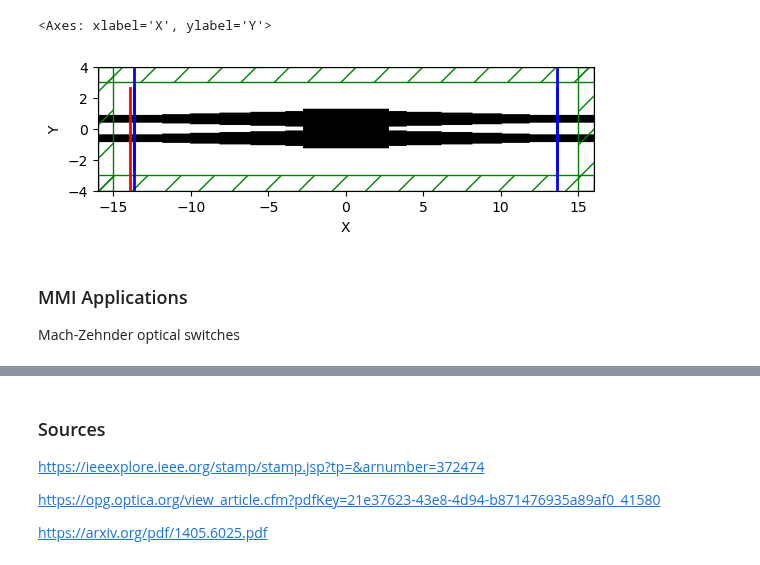
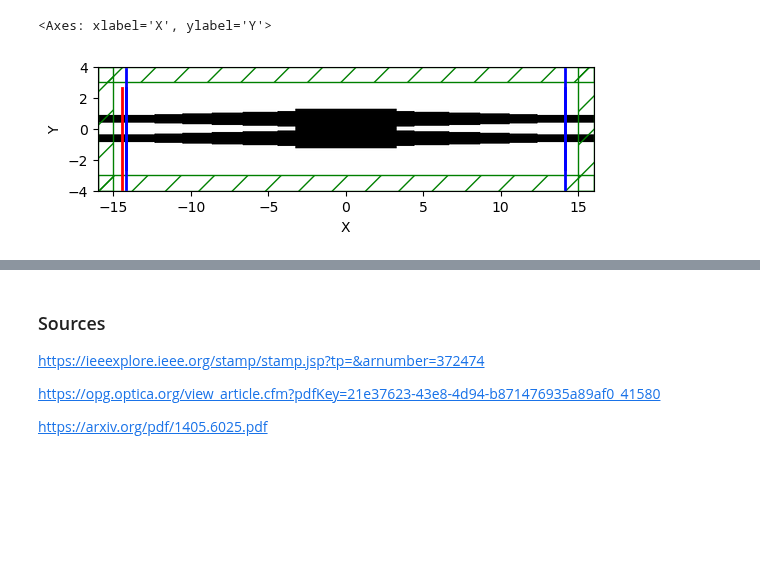
Before and after one commit to BYUCamachoLab/Photonics-Bootcamp, a Jupyter notebook: book/pages/mmis.ipynb, the cells around one changed output, grey strips where cells are left out. Drawn from its saved outputs; the diff is of its cells as text; code cells hidden in the pictures; blank space fills up the shorter version.

```diff
--- a/book/pages/mmis.ipynb
+++ b/book/pages/mmis.ipynb
@@ -29,6 +30,7 @@ Another property of self-imaging is that it can work backwards. In other words,
 # Some sort of MMI simulation so can see self-imaging?
 import meep as mp
 import gdsfactory as gf
+import tidy3d
 from gdsfactory.simulation.gmeep import get_simulation
 from gdsfactory.simulation.gmeep.get_simulation import get_meep_geometry_from_component
 
@@ -43,7 +45,9 @@ wvl = 1.55
 resolution = 20
 dpml = 1
 pad = 1
-mmi = gf.components.mmi2x2()
+## CHANGE THE MMI LENGTH SLIGHTLY TO SEE HOW THE POWER SPLITTING RATIO ##
+length_mmi = 5.5
+mmi = gf.components.mmi2x2(length_mmi=length_mmi)
 
 Sx = dpml + -(mmi.ports["o1"].x) + (mmi.ports["o4"].x) + dpml
 Sy = dpml + pad + -(mmi.ports["o1"].y) + -(mmi.ports["o4"].y) + pad + dpml
@@ -56,31 +60,31 @@ mmi = gf.components.extend_ports(mmi, port_names=["o1","o2","o3","o4"], length=1
 pml = [mp.PML(dpml)]
 
 # Using the gdsfactory function, get the mmi geometry
 geometry = get_meep_geometry_from_component(mmi)
 
 # Put a pulse Eigenmode source at beginning of one waveguide
 fcen = 1 / wvl
 width = 0.1
 fwidth = width * fcen
 src=mp.GaussianSource(frequency=fcen, fwidth=fwidth)
 source = [mp.EigenModeSource(src=src, eig_band=1,
         eig_kpoint = (1,0),
         size=mp.Vector3(0,1),
         center=mp.Vector3(-mmi.ports["o1"].x+dpml+1, -mmi.ports["o1"].y/2))
         ]
 
 # Create simulation dictionary
 sim = get_simulation(mmi,
     resolution= 20,
     tpml= 1,
     port_source_offset= 0.2,
     port_monitor_offset= -0.1,
     distance_source_to_monitors= 0.3,)
 sim['sim'].sources = sim['sources']
 sim['sim'].cell_size.y = 8
 sim['sim'].cell_size.x = 32
 # Show simulation set-up
 sim['sim'].plot2D()
 # %% [output]
 <Axes: xlabel='X', ylabel='Y'>
-[figure, old version]
+[figure, new version]
@@ -123,7 +126,3 @@ frames[0].save('ez.gif', format='GIF',
 # Clean up workspace by deleting all generated images
 for i in imgs:
     os.remove(i)
-# %% [markdown]
-### MMI Applications
-
-Mach-Zehnder optical switches
```
Also changed, not shown: parts of 6 cells of this notebook, 1 other file.
